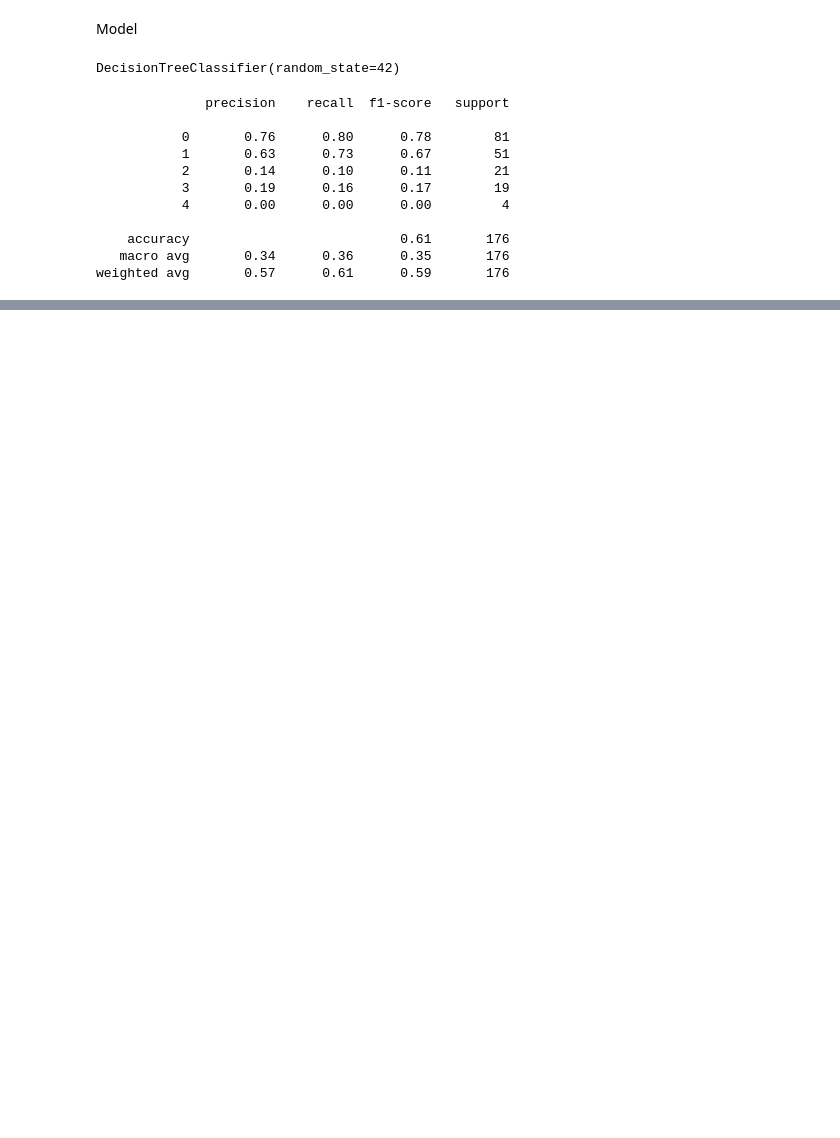
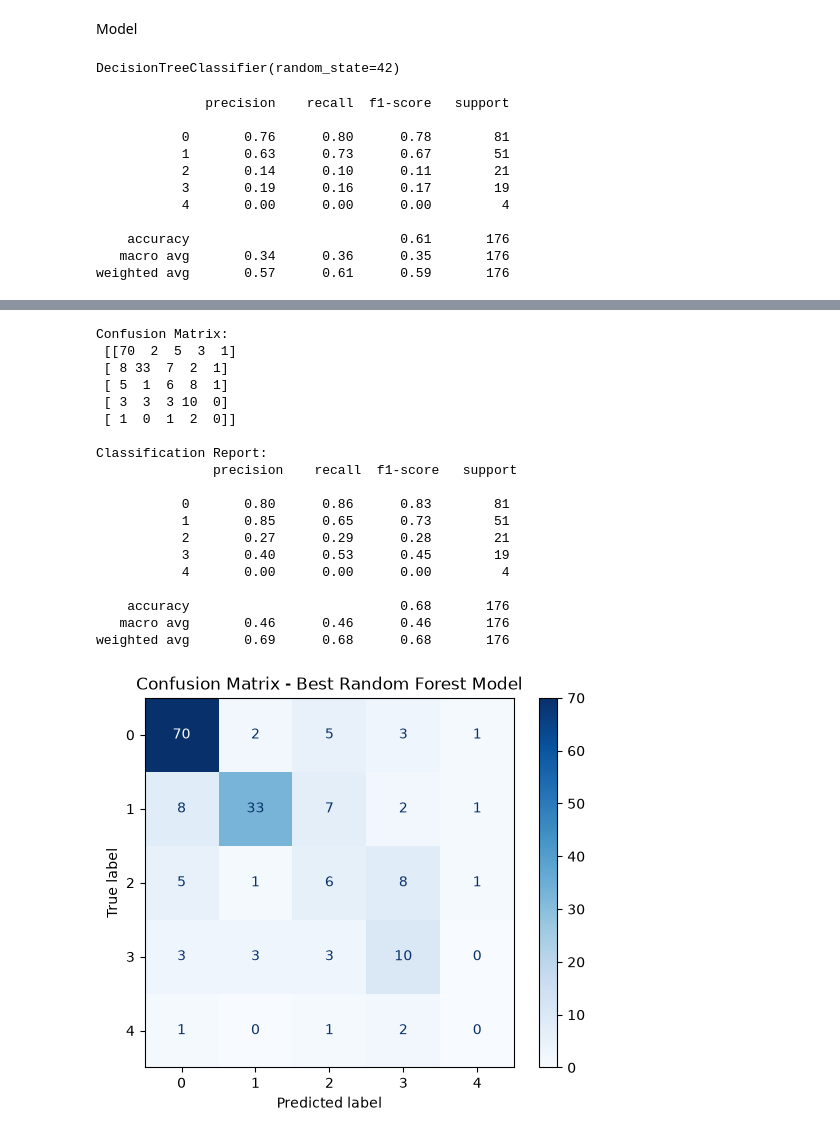
Before and after one commit to vijaysudhakar12/Heart_Disease_Prediction, a Jupyter notebook: notebooks/06_Model_Experiments.ipynb, the cells around one changed output, grey strips where cells are left out. Cells and saved outputs as stored; diff of their text form; code cells hidden in the pictures; blank space fills up the shorter version.

```diff
--- a/notebooks/06_Model_Experiments.ipynb
+++ b/notebooks/06_Model_Experiments.ipynb
@@ -80,0 +81,9 @@ weighted avg       0.63      0.66      0.64       176
+# %%
+from imblearn.over_sampling import RandomOverSampler
+
+ros = RandomOverSampler(sampling_strategy="not majority",random_state=42)
+
+x_resampled, y_resampled = ros.fit_resample(X_train, y_train)
+
+rfc_resampled = RandomForestClassifier(n_estimators=300,max_depth=8,min_samples_leaf=2,class_weight="balanced",random_state=42)
+rfc_resampled.fit(x_resampled, y_resampled)
@@ -80,0 +108,4 @@ weighted avg       0.63      0.66      0.64       176
+# %%
+rfc_resampled1 = RandomForestClassifier()
+
+rfc_resampled1.get_params()
@@ -80,0 +234,44 @@ weighted avg       0.63      0.66      0.64       176
+# %%
+import matplotlib.pyplot as plt
+from sklearn.metrics import confusion_matrix, ConfusionMatrixDisplay
+
+best_model = random_search.best_estimator_
+
+
+y_pred = best_model.predict(X_test)
+
+
+print("Confusion Matrix:\n", confusion_matrix(y_test, y_pred))
+print("\nClassification Report:\n", classification_report(y_test, y_pred))
+
+
+disp = ConfusionMatrixDisplay.from_estimator(
+    best_model,
+    X_test,
+    y_test,
+    cmap='Blues',
+    values_format='d'
+)
+plt.title("Confusion Matrix - Best Random Forest Model")
+plt.show()
+# %% [output]
+Confusion Matrix:
+ [[70  2  5  3  1]
+ [ 8 33  7  2  1]
+ [ 5  1  6  8  1]
+ [ 3  3  3 10  0]
+ [ 1  0  1  2  0]]
+
+Classification Report:
+               precision    recall  f1-score   support
+
+           0       0.80      0.86      0.83        81
+           1       0.85      0.65      0.73        51
+           2       0.27      0.29      0.28        21
+           3       0.40      0.53      0.45        19
+           4       0.00      0.00      0.00         4
+
+    accuracy                           0.68       176
+   macro avg       0.46      0.46      0.46       176
+weighted avg       0.69      0.68      0.68       176
+[figure, added]
```
Also changed, not shown: parts of 15 cells of this notebook, 3 other files.
